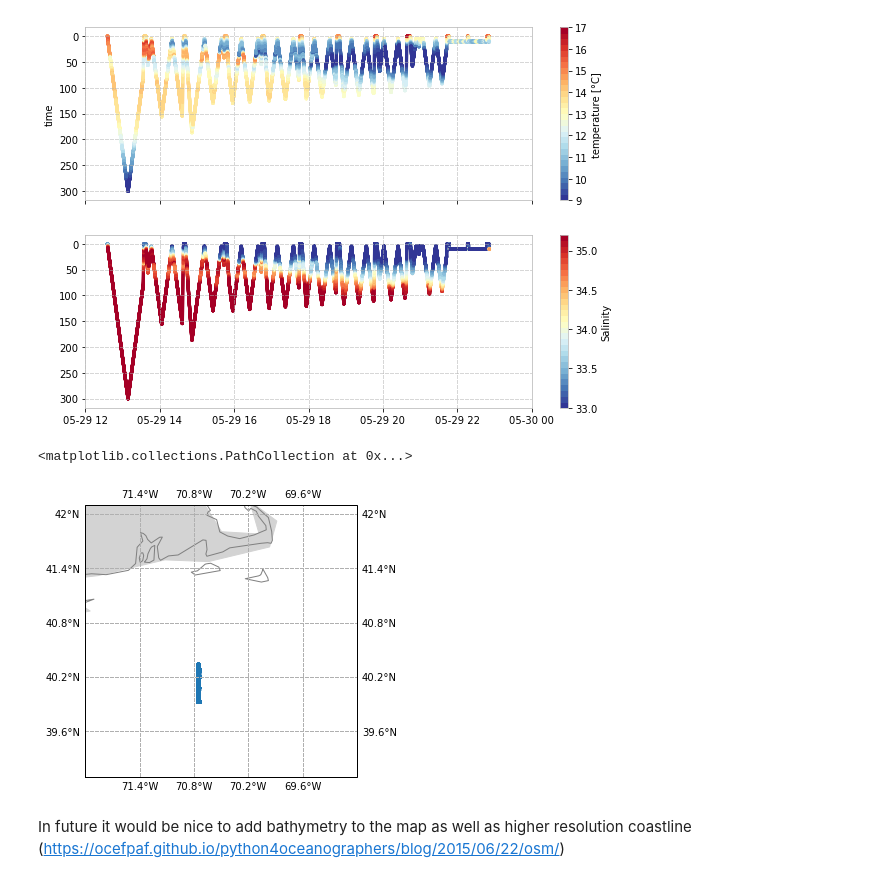
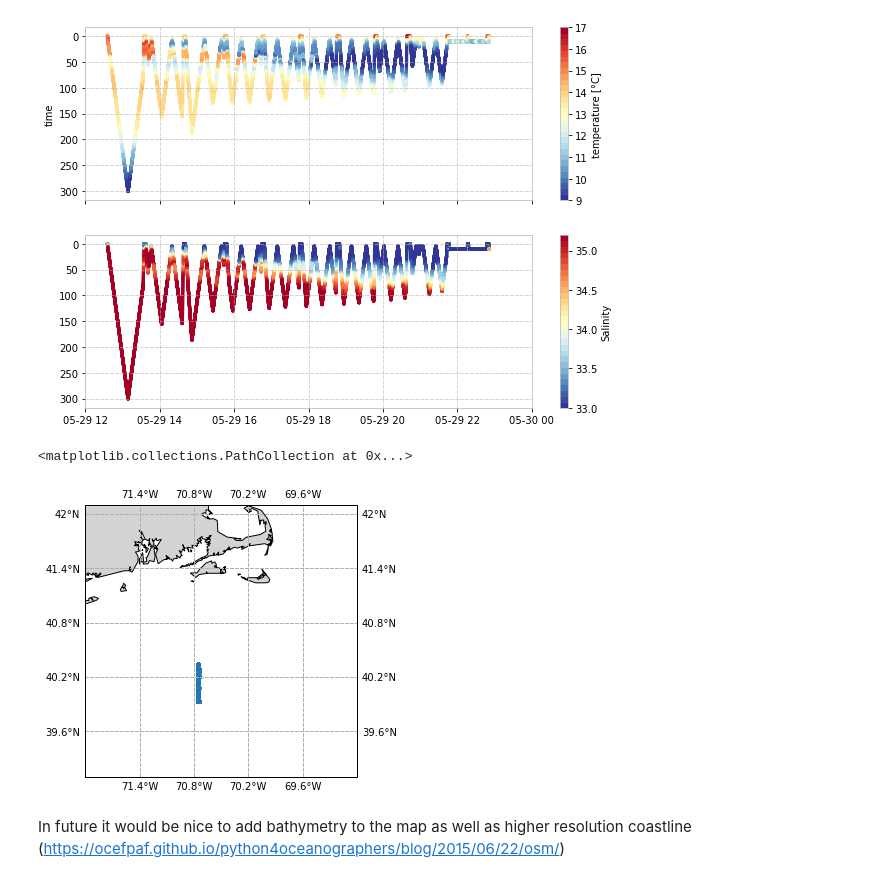
Before and after one commit to sryan288/OOI_pioneer, a Jupyter notebook: plot_remus_ooi.ipynb, the cells around one changed output. Drawn from its saved outputs; the diff is of its cells as text; code cells hidden in the pictures.

Commit message:
added high-res coastline to map

```diff
--- a/plot_remus_ooi.ipynb
+++ b/plot_remus_ooi.ipynb
@@ -23,8 +23,9 @@ Go to https://ooinet.oceanobservatories.org/data_access/#CP05MOAS-A6264-03-CTDAV
 
 Ideally we want to use the ooilab toolbox (https://github.com/seagrinch/ooilab, https://datalab.marine.rutgers.edu/2020/11/my-ooilab-python-toolbox/)where we don't need to request data through the data portal first to get the link. However, I get an error using it at the moment.
 # %%
-url = 'https://opendap.oceanobservatories.org/thredds/catalog/ooi/sryan@whoi.edu/20210322T140441502Z-CP05MOAS-A6263-03-CTDAVN000-recovered_host-ctdav_auv_data/catalog.html'
-flist = ooilab.get_filelist(url)
+url1 = 'https://opendap.oceanobservatories.org/thredds/catalog/ooi/sryan@whoi.edu/20210322T140441502Z-CP05MOAS-A6263-03-CTDAVN000-recovered_host-ctdav_auv_data/catalog.html'
+# url2 = 'https://opendap.oceanobservatories.org/thredds/catalog/ooi/sryan@whoi.edu/20210323T013051722Z-CP05MOAS-A6264-03-CTDAVN000-recovered_host-ctdav_auv_data/catalog.html'
+flist = ooilab.get_filelist(url1)
 flist
 # %% [output]
 ['https://opendap.oceanobservatories.org/thredds/dodsC/ooi/sryan@whoi.edu/20210322T140441502Z-CP05MOAS-A6263-03-CTDAVN000-recovered_host-ctdav_auv_data/deployment0002_CP05MOAS-A6263-03-CTDAVN000-recov ...
@@ -99,24 +100,30 @@ plt.colorbar(c2,ax=ax[1],label='Salinity')
 # %%
 # plot map of positions
 
 # define projection
 proj = ccrs.PlateCarree()
 
 fig,ax = plt.subplots(figsize=(6,5),subplot_kw = dict(projection=proj))
 
 # formatting
 ax.set_extent([-72,-69,39.1,42.1])
-ax.coastlines(resolution='50m',color='gray')
+# ax.coastlines(resolution='50m',color='gray')
 gl = ax.gridlines(crs=proj,draw_labels=True)
 gl.yformatter = LATITUDE_FORMATTER
 gl.xformatter = LONGITUDE_FORMATTER
-ax.add_feature(cartopy.feature.LAND, color='lightgray')
+ax.add_feature(cartopy.feature.GSHHSFeature(), facecolor='lightgray',edgecolor='k')
 
 # add lat,lon from section
 ax.scatter(ds.auv_longitude,ds.auv_latitude,marker='*',transform=proj)
+
+# # add coastlines from GSHHS
+# shpfile = cartopy.io.shapereader.gshhs('h')
+# shp = cartopy.io.shapereader.Reader(shpfile)
+# ax.add_geometries(
+#     shp.geometries(), ccrs.PlateCarree(), edgecolor='k', facecolor='lightgray')
 # %% [output]
 <matplotlib.collections.PathCollection at 0x...>
-[figure, old version]
+[figure, new version]
 # %% [markdown]
 In future it would be nice to add bathymetry to the map as well as higher resolution coastline (https://ocefpaf.github.io/python4oceanographers/blog/2015/06/22/osm/)
 # %% [markdown]
```
